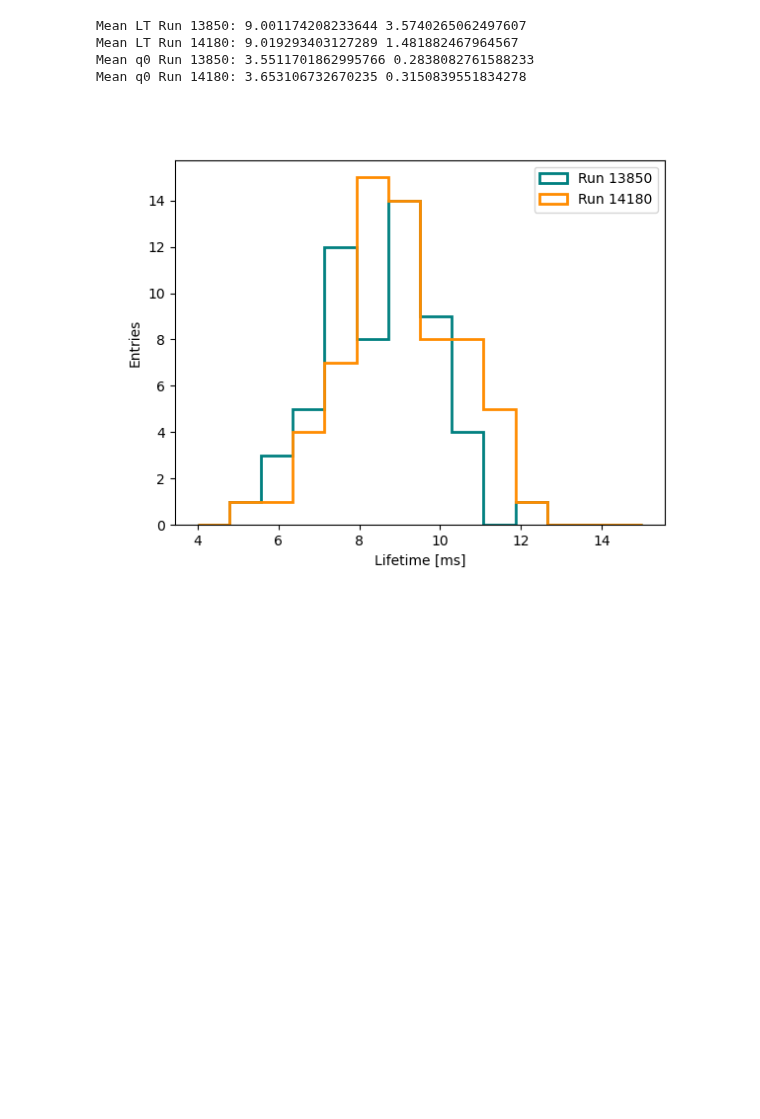
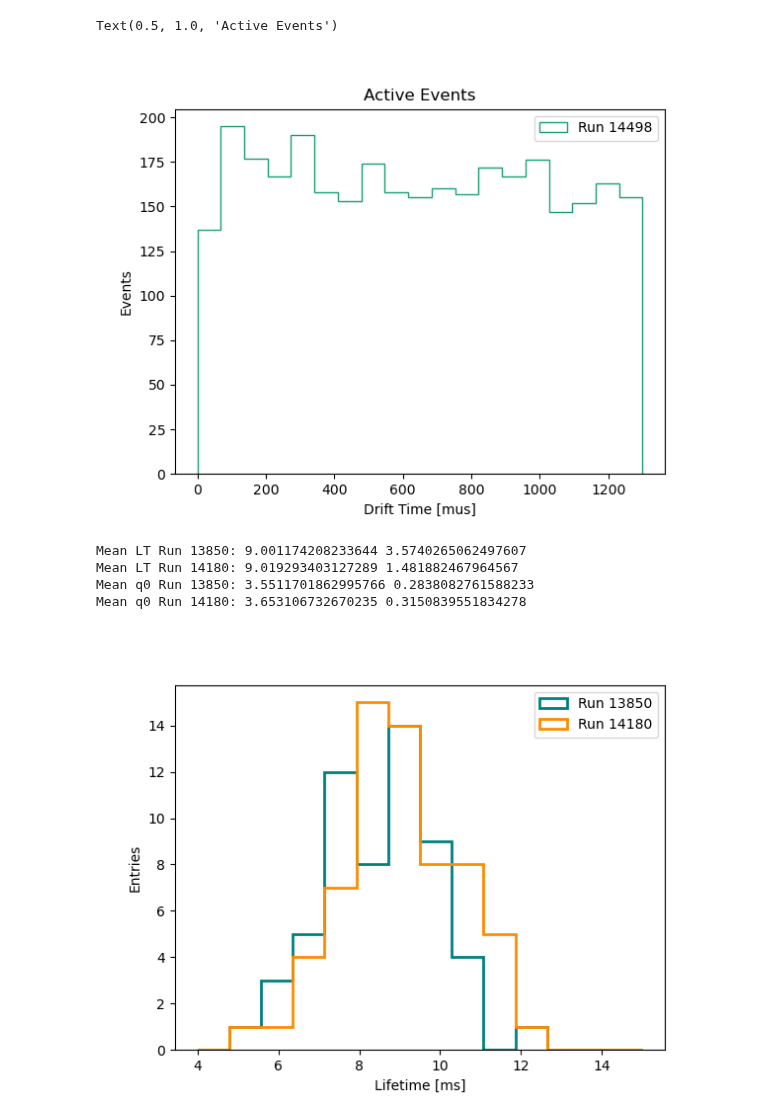
Before and after one commit to kvjmistry/DoubleBeta, a Jupyter notebook: Alphas/notebooks/CompareRuns.ipynb, the cells around one changed output. Drawn from its saved outputs; the diff is of its cells as text; code cells hidden in the pictures; blank space fills up the shorter version.

```diff
--- a/Alphas/notebooks/CompareRuns.ipynb
+++ b/Alphas/notebooks/CompareRuns.ipynb
@@ -217 +77,16 @@ display(Run_13850_prop_lt)
+# %%
+%matplotlib widget
+plt.figure()
+
+colors = plt.cm.get_cmap('Dark2', 8)
+
+plt.hist(data_properties_14498.deltaT, bins = np.linspace(0, 1300, 20), histtype = "step" ,color = colors(0), label = "Run 14498", density=False);
+plt.xlabel("Drift Time [mus]")
+plt.ylabel("Events")
+plt.legend()
+# plt.xlim("790,")
+plt.title("Active Events")
+# %% [output]
+Text(0.5, 1.0, 'Active Events')
+[figure, added]
 # %%
```
Also changed, not shown: parts of 10 cells of this notebook, 8 other files.
